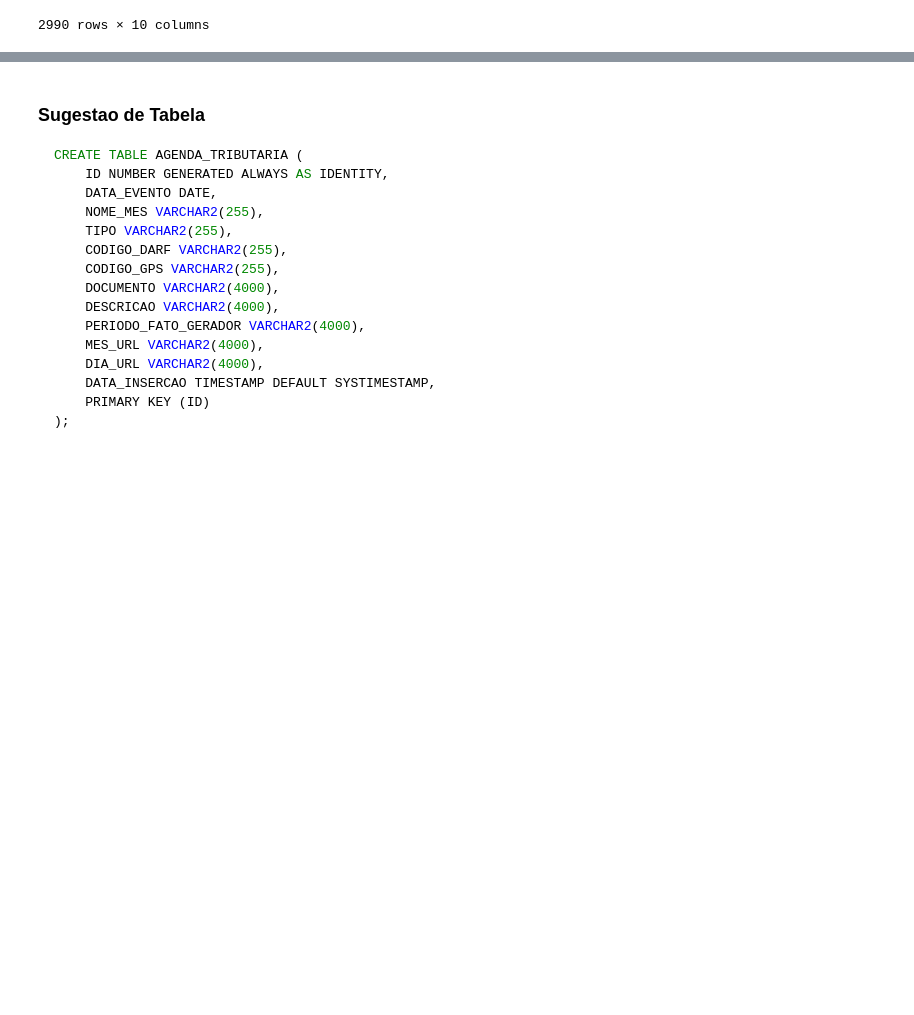
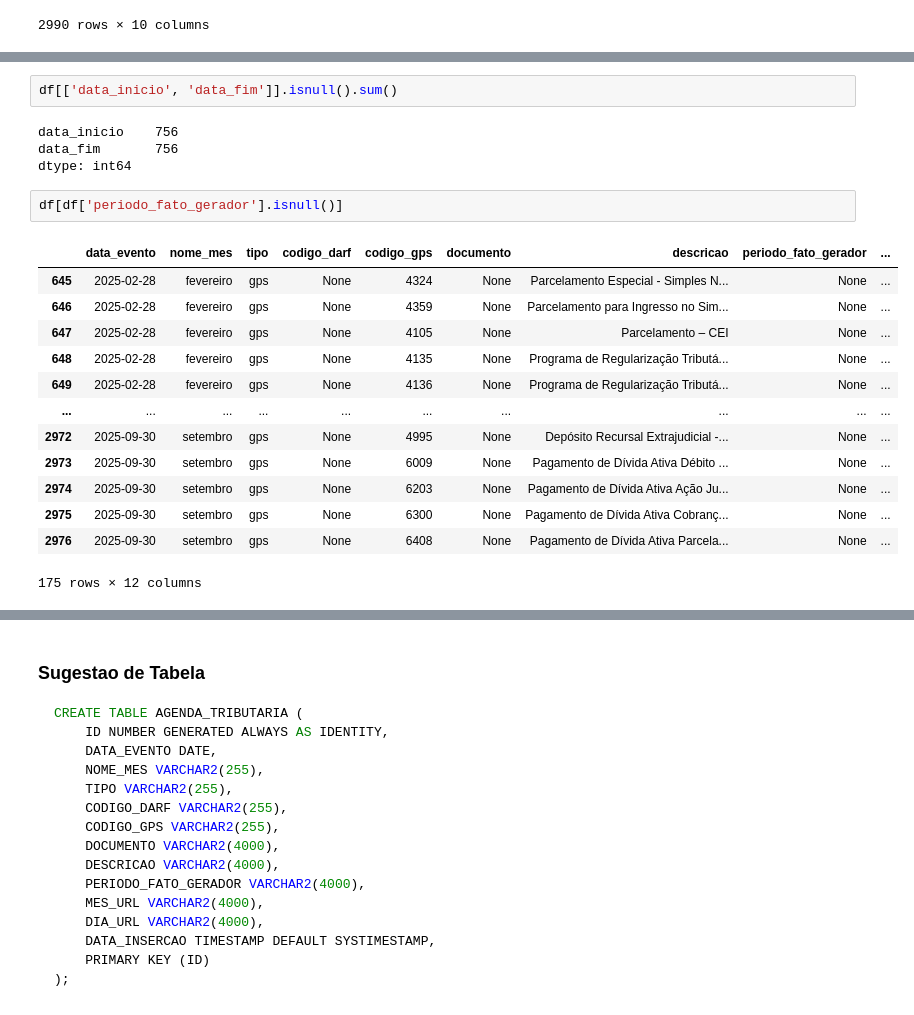
Before and after one commit to silvaBreno/alura-engenharia-dados, a Jupyter notebook: pipeline-agenda-tributaria/notebooks/exploracao_dados.ipynb, the cells around one changed output, grey strips where cells are left out. Saved outputs shown, nothing was run; the diff lists cells and outputs as text; blank space fills up the shorter version.

```diff
--- a/pipeline-agenda-tributaria/notebooks/exploracao_dados.ipynb
+++ b/pipeline-agenda-tributaria/notebooks/exploracao_dados.ipynb
@@ -502,0 +940,22 @@ df
+# %%
+df[['data_inicio', 'data_fim']].isnull().sum()
+# %% [output]
+data_inicio    756
+data_fim       756
+dtype: int64
+# %%
+df[df['periodo_fato_gerador'].isnull()]
+# %% [output]
+|  | data_evento | nome_mes | tipo | codigo_darf | codigo_gps | documento | descricao | periodo_fato_gerador | ... |
+| 645 | 2025-02-28 | fevereiro | gps | None | 4324 | None | Parcelamento Especial - Simples N... | None | ... |
+| 646 | 2025-02-28 | fevereiro | gps | None | 4359 | None | Parcelamento para Ingresso no Sim... | None | ... |
+| 647 | 2025-02-28 | fevereiro | gps | None | 4105 | None | Parcelamento – CEI | None | ... |
+| 648 | 2025-02-28 | fevereiro | gps | None | 4135 | None | Programa de Regularização Tributá... | None | ... |
+| 649 | 2025-02-28 | fevereiro | gps | None | 4136 | None | Programa de Regularização Tributá... | None | ... |
+| ... | ... | ... | ... | ... | ... | ... | ... | ... | ... |
+| 2972 | 2025-09-30 | setembro | gps | None | 4995 | None | Depósito Recursal Extrajudicial -... | None | ... |
+| 2973 | 2025-09-30 | setembro | gps | None | 6009 | None | Pagamento de Dívida Ativa Débito ... | None | ... |
+| 2974 | 2025-09-30 | setembro | gps | None | 6203 | None | Pagamento de Dívida Ativa Ação Ju... | None | ... |
+| 2975 | 2025-09-30 | setembro | gps | None | 6300 | None | Pagamento de Dívida Ativa Cobranç... | None | ... |
+| 2976 | 2025-09-30 | setembro | gps | None | 6408 | None | Pagamento de Dívida Ativa Parcela... | None | ... |
+175 rows × 12 columns
```
Also changed, not shown: parts of 26 cells of this notebook, 1 other file.
